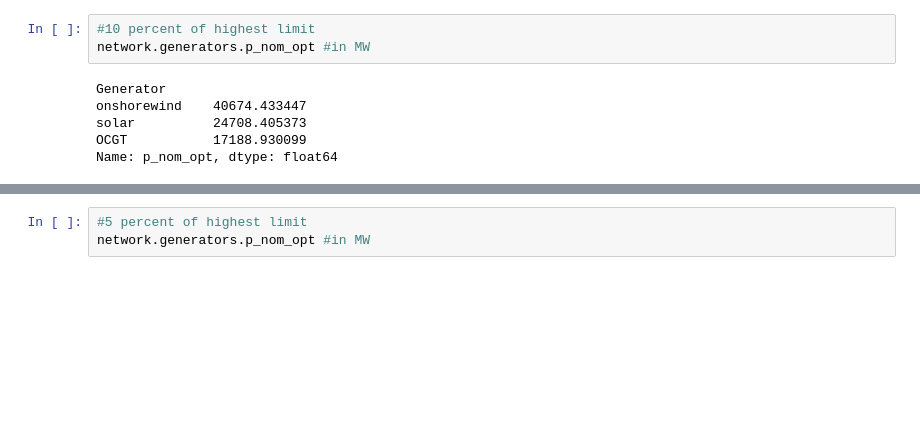
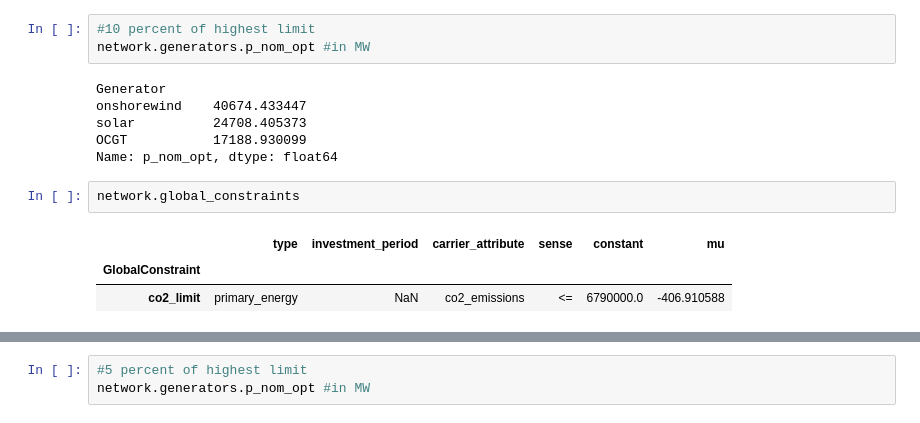
Before and after one commit to CharlotteHessels/new-integrated-project, a Jupyter notebook: IEG_course_project.ipynb, the cells around one changed output, grey strips where cells are left out. Cells and saved outputs as stored; diff of their text form; blank space fills up the shorter version.

```diff
--- a/IEG_course_project.ipynb
+++ b/IEG_course_project.ipynb
@@ -539,6 +539,12 @@ onshorewind    40674.433447
 solar          24708.405373
 OCGT           17188.930099
 Name: p_nom_opt, dtype: float64
+# %%
+network.global_constraints
+# %% [output]
+|  | type | investment_period | carrier_attribute | sense | constant | mu |
+| GlobalConstraint |  |  |  |  |  |  |
+| co2_limit | primary_energy | NaN | co2_emissions | <= | 6790000.0 | -406.910588 |
 # %%
 network.add("GlobalConstraint",
             "co2_limit",
```
Also changed, not shown: parts of 7 cells of this notebook.
